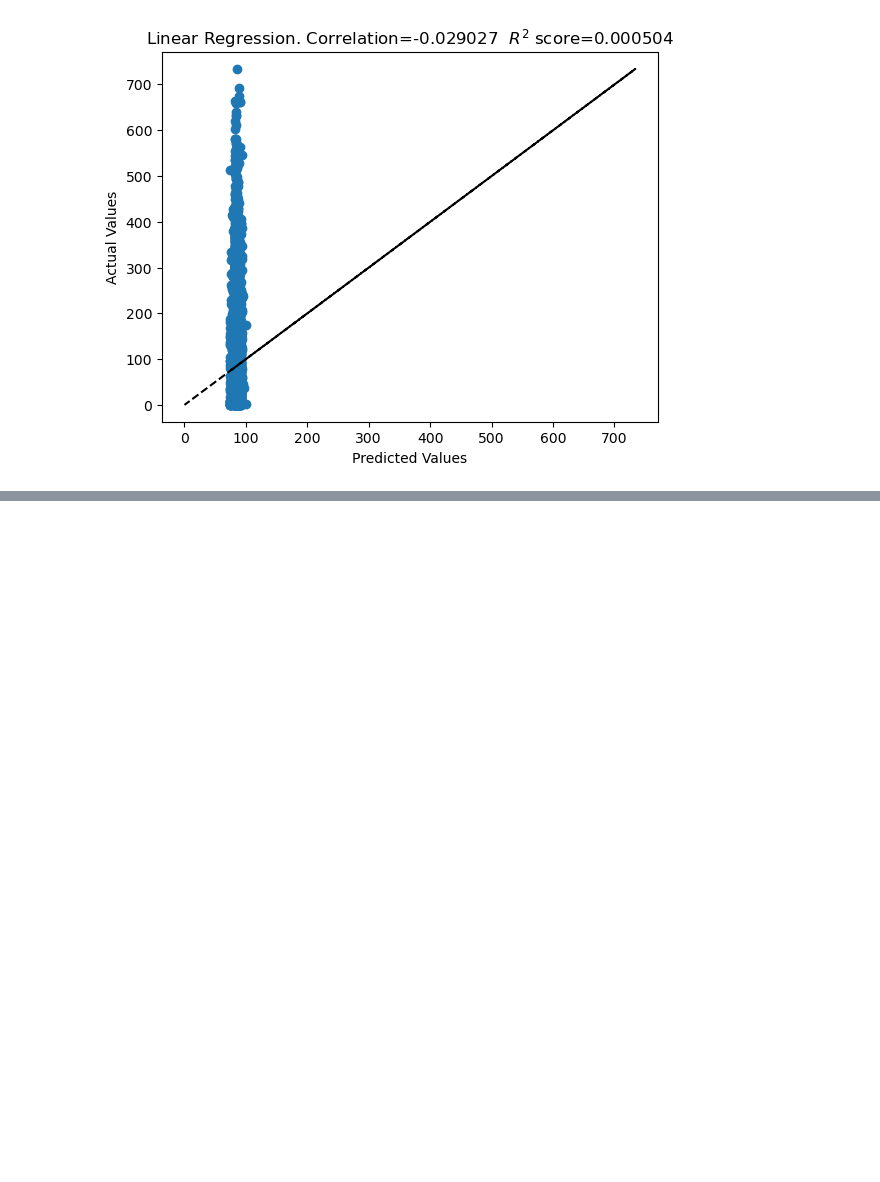
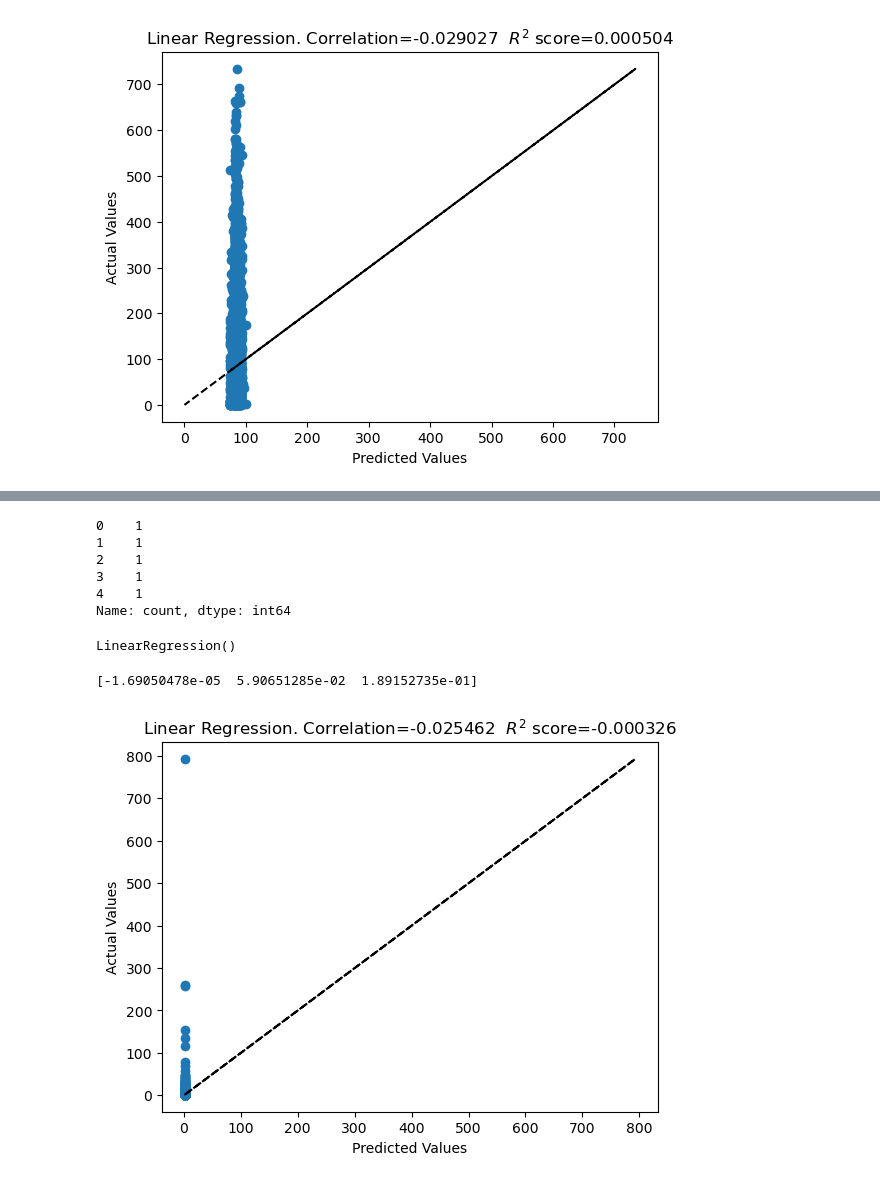
Before and after one commit to aeaiu/usable_ai_project, a Jupyter notebook: Notebooks/5_ml_prediction.ipynb, the cells around one changed output, grey strips where cells are left out. Drawn from its saved outputs; the diff is of its cells as text; code cells hidden in the pictures; blank space fills up the shorter version.

Commit message:
add regression

```diff
--- a/Notebooks/5_ml_prediction.ipynb
+++ b/Notebooks/5_ml_prediction.ipynb
@@ -197,0 +216,10 @@ plt.show()
+# %%
+y = y['count']
+y.head()
+# %% [output]
+0    1
+1    1
+2    1
+3    1
+4    1
+Name: count, dtype: int64
@@ -197,0 +229,35 @@ plt.show()
+# %%
+linear = LinearRegression()
+
+# train data
+linear.fit(X_train, Y_train)
+# %% [output]
+LinearRegression()
+# %%
+Y_predicted = linear.predict(X_test)
+# %%
+# correlation
+corr_linear = pd.Series(Y_predicted).corr(pd.Series(Y_test))
+
+# r2_score
+rsquared_linear = r2_score(Y_test, Y_predicted)
+# %%
+# Check the coefficients of the models of 10 features by checking the linear coefficients
+print(linear.coef_)
+# %% [output]
+[-1.69050478e-05  5.90651285e-02  1.89152735e-01]
+# %%
+plt.scatter(Y_predicted, Y_test)
+
+plt.title("Linear Regression. Correlation=%f  $R^2$ score=%f" % (corr_linear, rsquared_linear))
+
+plt.xlabel("Predicted Values")
+plt.ylabel("Actual Values")
+
+# plot a diagonal line
+plt.plot(Y_test, Y_test, 'k--') # 'k--' = black dashed lines
+plt.show()
+
+# Graphical representati
+# %% [output]
+[figure, added]
```
Also changed, not shown: parts of 3 cells of this notebook.
